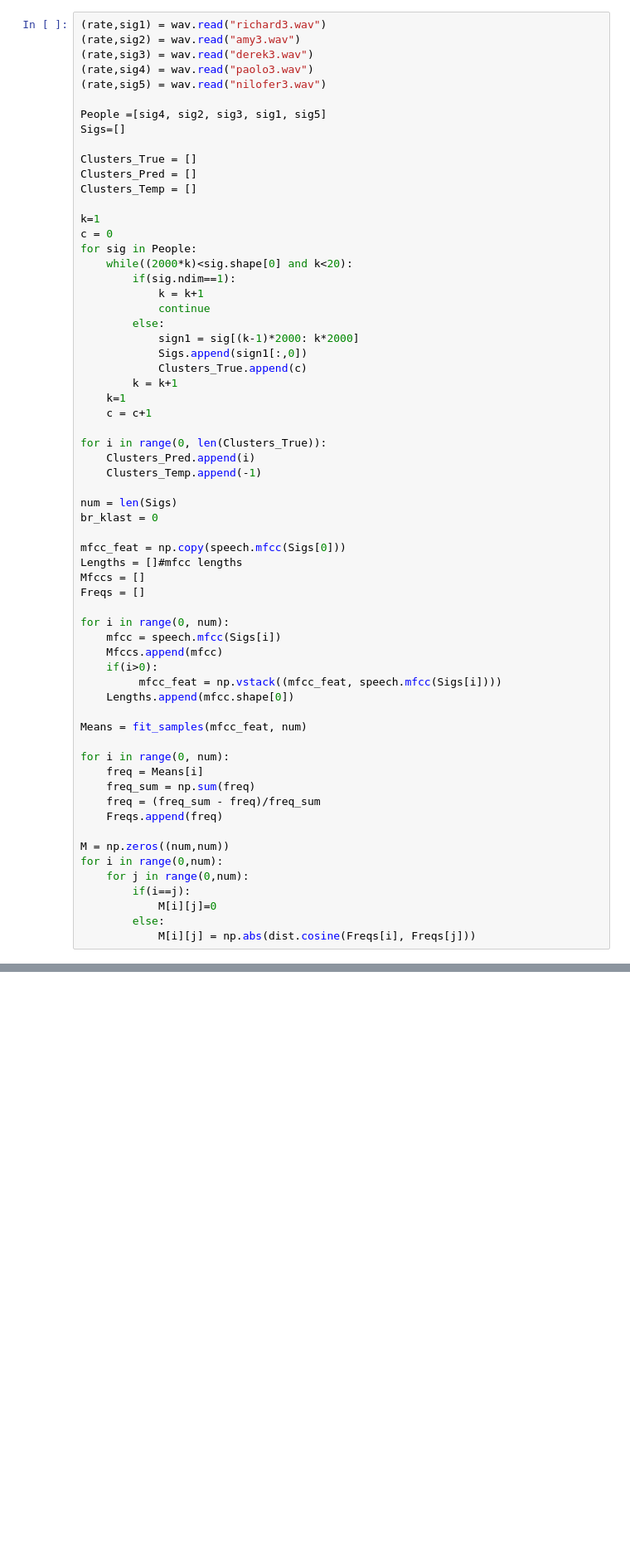
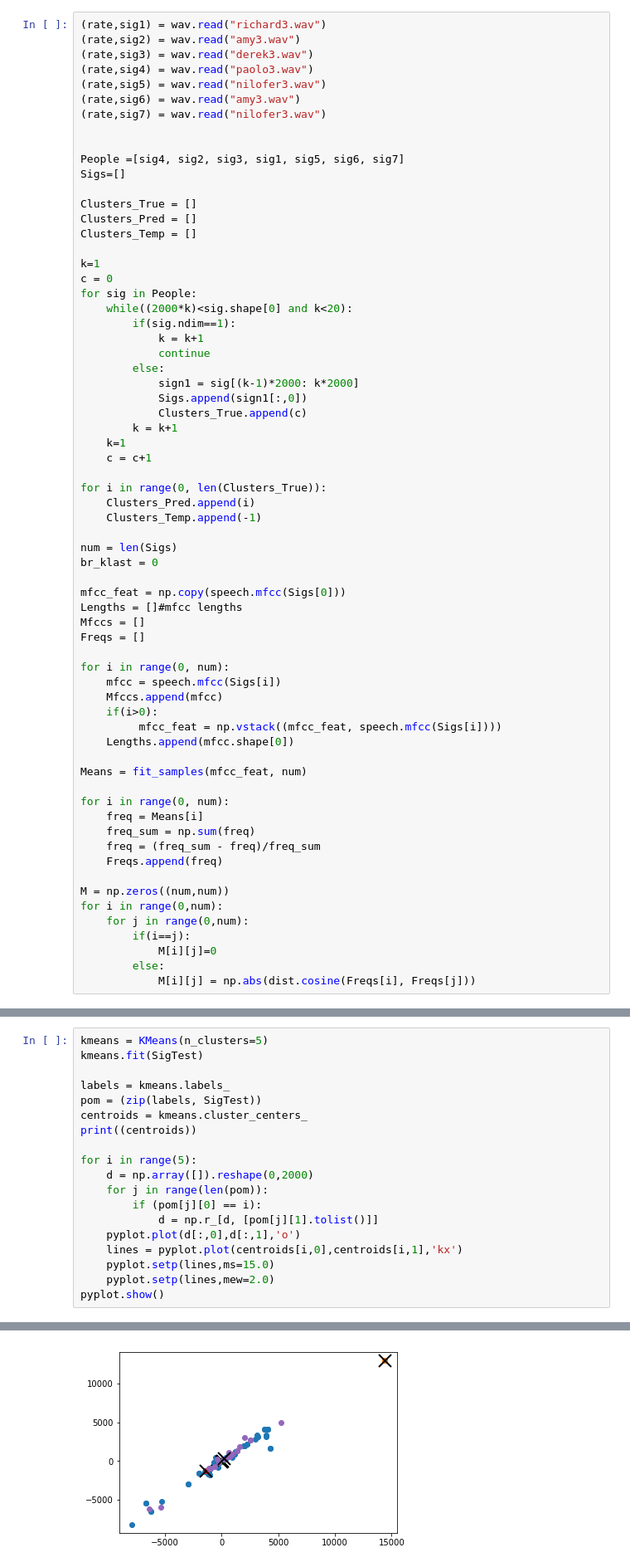
Before and after one commit to TijanaJakoveljvic/Audio-klasterovanje-identifikacija-govornika, a Jupyter notebook: Projekat.ipynb, the cells around one changed output, grey strips where cells are left out. Shown: that part at 83% size. Drawn from its saved outputs; the diff is of its cells as text; blank space fills up the shorter version.

```diff
--- a/Projekat.ipynb
+++ b/Projekat.ipynb
@@ -179,8 +177,11 @@ def spoji_klastere(i, j):
 (rate,sig3) = wav.read("derek3.wav")
 (rate,sig4) = wav.read("paolo3.wav")
 (rate,sig5) = wav.read("nilofer3.wav")
+(rate,sig6) = wav.read("amy3.wav")
+(rate,sig7) = wav.read("nilofer3.wav")
 
-People =[sig4, sig2, sig3, sig1, sig5]
+
+People =[sig4, sig2, sig3, sig1, sig5, sig6, sig7]
 Sigs=[]
 
 Clusters_True = []
@@ -264,0 +261,20 @@ kmeans = KMeans().fit(SigTest)
+# %%
+kmeans = KMeans(n_clusters=5)
+kmeans.fit(SigTest)
+
+labels = kmeans.labels_
+pom = (zip(labels, SigTest))
+centroids = kmeans.cluster_centers_
+print((centroids))
+
+for i in range(5):
+    d = np.array([]).reshape(0,2000)
+    for j in range(len(pom)):
+        if (pom[j][0] == i):
+            d = np.r_[d, [pom[j][1].tolist()]]
+    pyplot.plot(d[:,0],d[:,1],'o')
+    lines = pyplot.plot(centroids[i,0],centroids[i,1],'kx')
+    pyplot.setp(lines,ms=15.0)
+    pyplot.setp(lines,mew=2.0)
+pyplot.show()
+# %% [output]
@@ -264,0 +291 @@ kmeans = KMeans().fit(SigTest)
+[figure, added]
```
Also changed, not shown: parts of 9 cells of this notebook.
